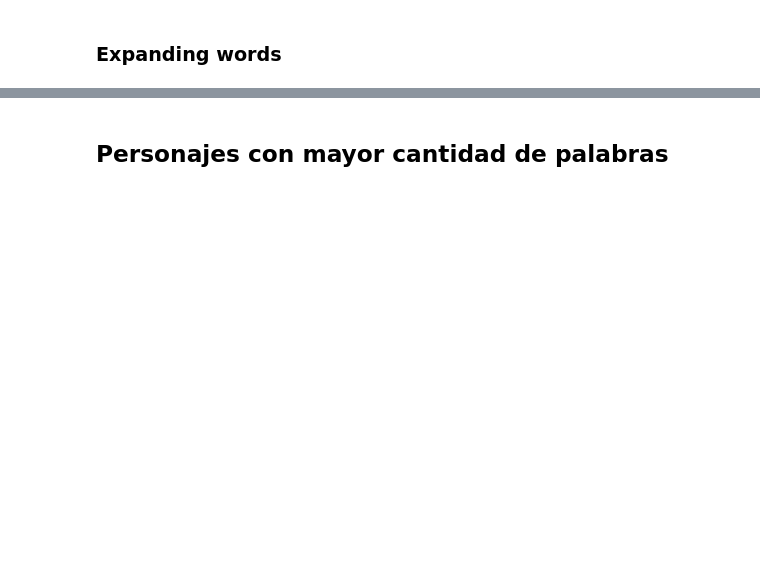
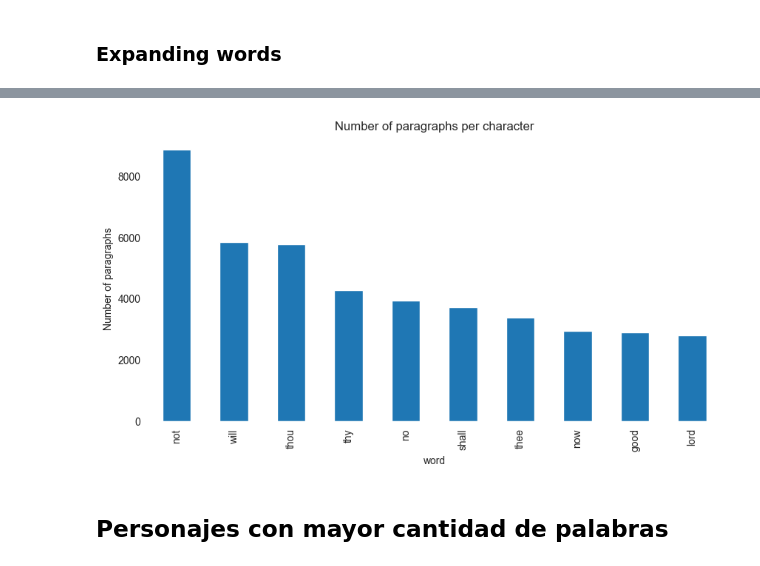
Before and after one commit to enzofali/intro-cd, a Jupyter notebook: Tarea_1/Tarea1_resolucion.ipynb, the cells around one changed output, grey strips where cells are left out. Saved outputs shown, nothing was run; the diff lists cells and outputs as text; code cells hidden in the pictures; blank space fills up the shorter version.

```diff
--- a/Tarea_1/Tarea1_resolucion.ipynb
+++ b/Tarea_1/Tarea1_resolucion.ipynb
@@ -415,14 +415,3 @@ contractions_dict = {
     "you're": "you are",
     "you've": "you have",
 }
-# %%
-import re
-contractions_re = re.compile('(%s)'%'|'.join(contractions_dict.keys()))
-
-def expand_contractions(sentence, contractions_dict=contractions_dict):
-  def replace(match):
-    return contractions_dict[match.group(0)]
-  return contractions_re.sub(replace, sentence)
-
-sentence = expand_contractions(df_paragraphs["CleanText"][16])
-print(sentence)
@@ -512,3 +634,23 @@ df_words
+# %%
+# apply the remove_stopwords function to the WordList column
+df_paragraphs["WordList"] = df_paragraphs["WordList"].apply(remove_stopwords)
+df_paragraphs[["CleanText", "WordList"]]
+
+# Nuevo dataframe: cada fila ya no es un párrafo, sino una sóla palabra
+df_words = df_paragraphs.explode("WordList")
+df_words.drop(columns=["CleanText", "PlainText"], inplace=True)
+df_words.rename(columns={"WordList": "word"}, inplace=True)
+
+top_words = df_words.groupby("word")["id"].count().sort_values(ascending=False)
+
+# Plot the top 10 words
+plt.figure(figsize=(10, 5))
+top_words[:10].plot(kind="bar")
+plt.title("Number of paragraphs per character")
+plt.ylabel("Number of paragraphs")
+plt.show()
+# %% [output]
+[figure, added]
 # %% [markdown]
  ## Personajes con mayor cantidad de palabras
 # %%
```
Also changed, not shown: parts of 31 cells of this notebook, 2 other files.
